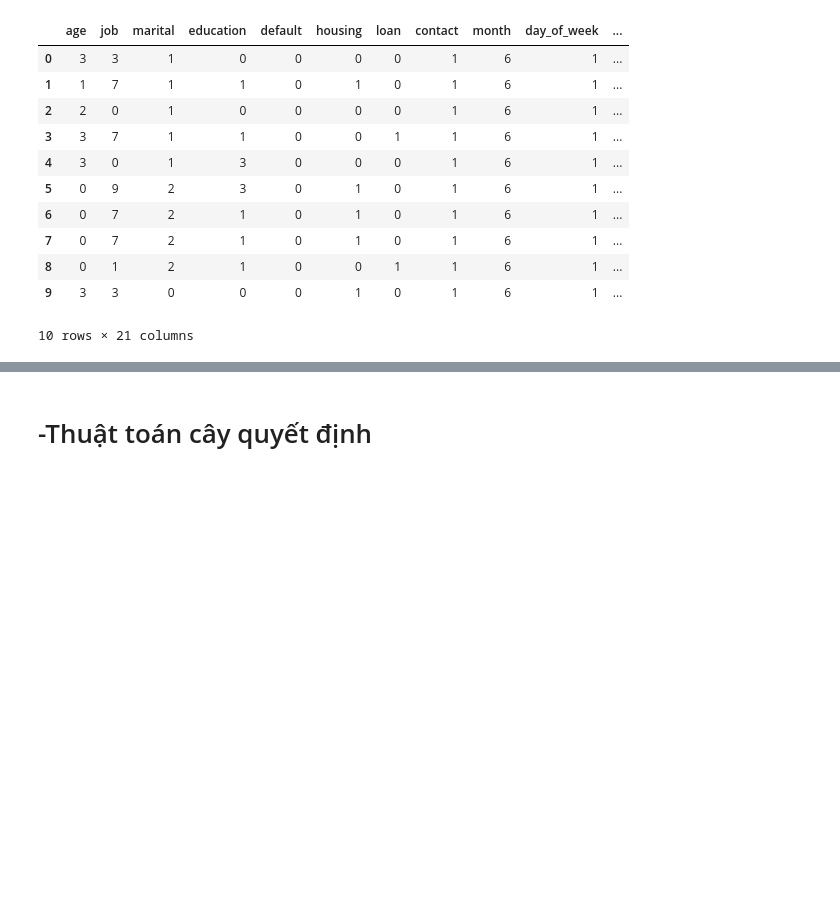
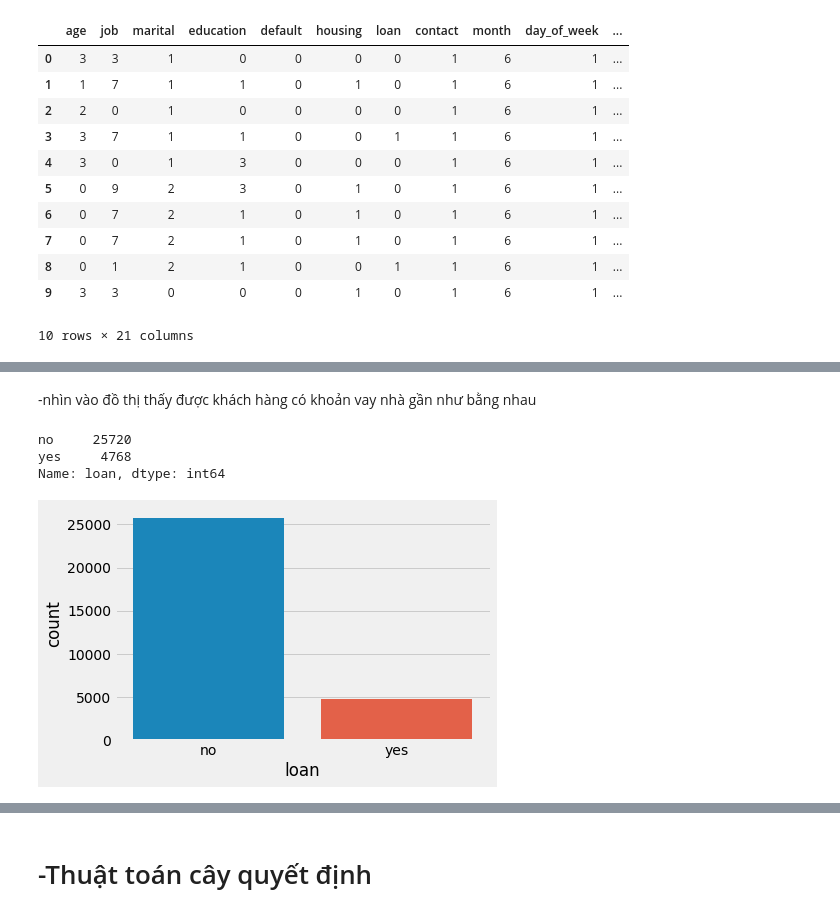
Before and after one commit to TuTuanLe/bank-additional-mining, a Jupyter notebook: mining.ipynb, the cells around one changed output, grey strips where cells are left out. Cells and saved outputs as stored; diff of their text form; code cells hidden in the pictures; blank space fills up the shorter version.

```diff
--- a/mining.ipynb
+++ b/mining.ipynb
@@ -223,0 +271,11 @@ data.head(10)
+# %% [markdown]
+-nhìn vào đồ thị thấy được khách hàng có khoản vay nhà gần như bằng nhau
+# %%
+loan_value = df1.loan.value_counts()
+print(loan_value)
+loan_plot= sns.countplot(data=df1, x='loan')
+# %% [output]
+no     25720
+yes     4768
+Name: loan, dtype: int64
+[figure, added]
```
Also changed, not shown: parts of 19 cells of this notebook.
